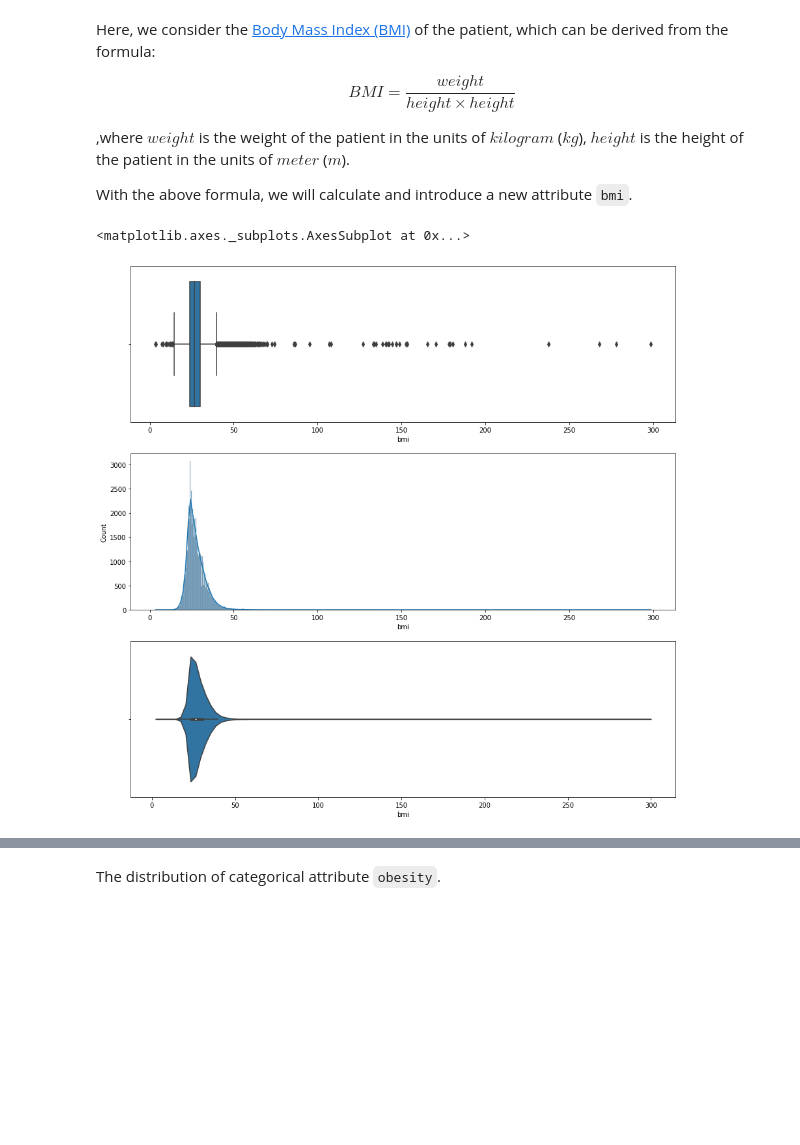
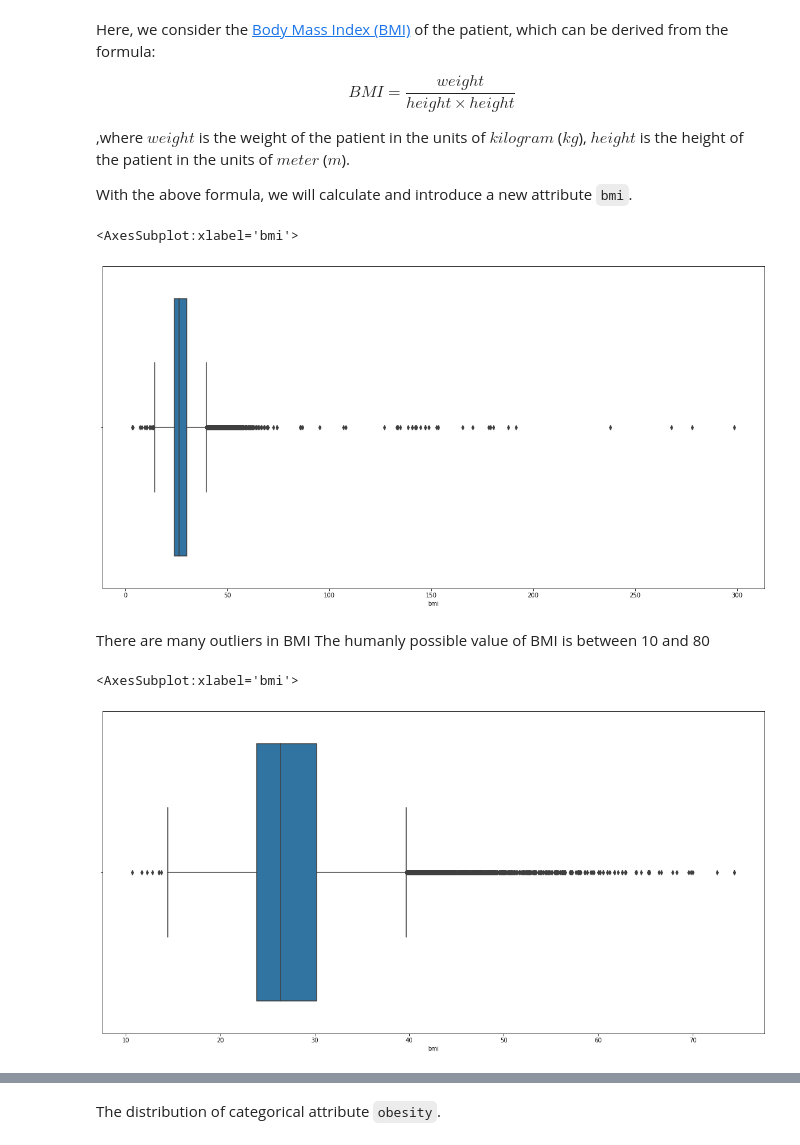
Before and after one commit to Than-Duc-Huy/Cardio-Vascular-Disease, a Jupyter notebook: 1_Explore.ipynb, the cells around one changed output, grey strips where cells are left out. Drawn from its saved outputs; the diff is of its cells as text; code cells hidden in the pictures; blank space fills up the shorter version.

```diff
--- a/1_Explore.ipynb
+++ b/1_Explore.ipynb
@@ -494,15 +424,27 @@ With the above formula, we will calculate and introduce a new attribute `bmi`.
 # %%
 # Caculate bmi for every patients
 cardio_exp['bmi'] = cardio_exp['weight'] / (cardio_exp['height'] / 100) ** 2
 
-# Visualize the distribution of the bmi
-fig, axes = plt.subplots(3, 1, figsize=(15,15))                 # setup the frame of the plot
-sb.boxplot(data=cardio_exp, x='bmi', orient='h', ax=axes[0])    # box plot
-sb.histplot(data=cardio_exp['bmi'], kde=True, ax=axes[1])       # histogram with kde
-sb.violinplot(data=cardio_exp, x='bmi', orient='h', ax=axes[2]) # violin plot
+fig = plt.figure(figsize = (20,10))
+sb.boxplot(data=cardio_exp, x='bmi', orient='h')    # box plot
 # %% [output]
-<matplotlib.axes._subplots.AxesSubplot at 0x...>
+<AxesSubplot:xlabel='bmi'>
-[figure, old version]
+[figure, new version]
+# %% [markdown]
+There are many outliers in BMI
+The humanly possible value of BMI is between 10 and 80
+# %%
+# Extract feature bmi from the dataset
+bmi = cardio_exp['bmi']
+
+cardio_exp = cardio_exp.drop(cardio_exp.loc[(bmi < 10) | (bmi > 80)].index)
+bmi = cardio_exp['bmi']
+
+fig = plt.figure(figsize = (20,10))
+sb.boxplot(data=cardio_exp, x='bmi', orient='h')    # box plot
+# %% [output]
+<AxesSubplot:xlabel='bmi'>
+[figure, added]
 # %% [markdown]
 
 From BMI, we can construct categories of obesity, which is more commonly use. The categories of this categorical attribute are as follow:
```
Also changed, not shown: parts of 96 cells of this notebook, 5 other files.
